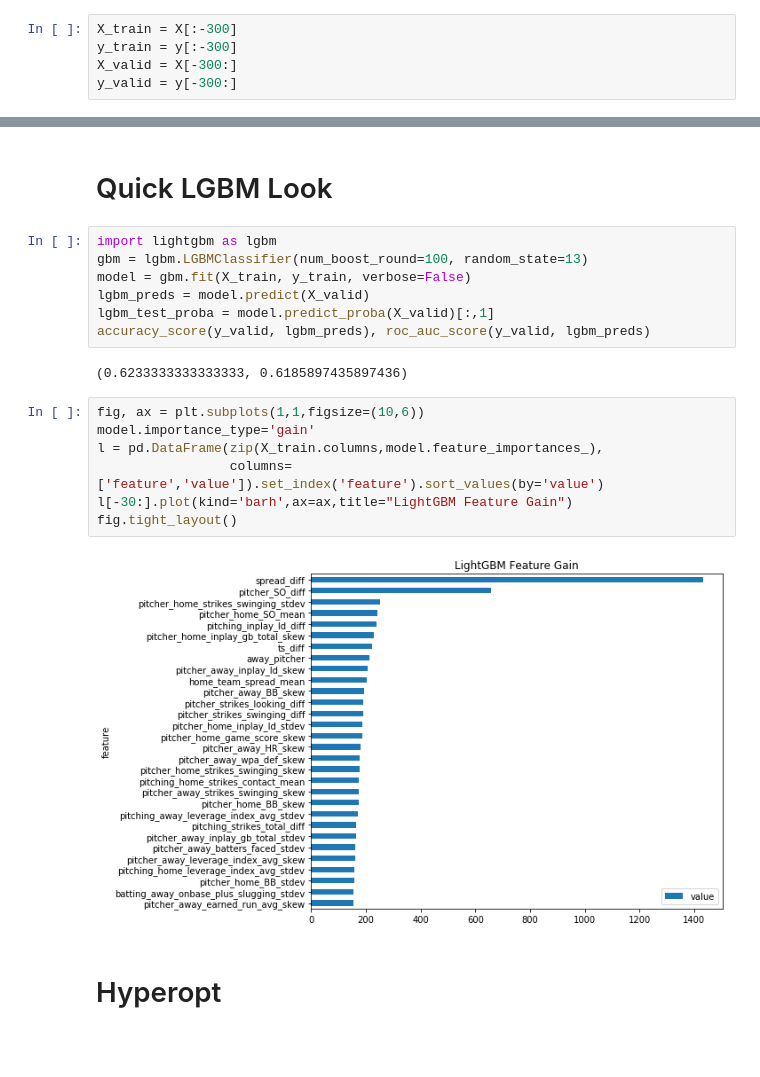
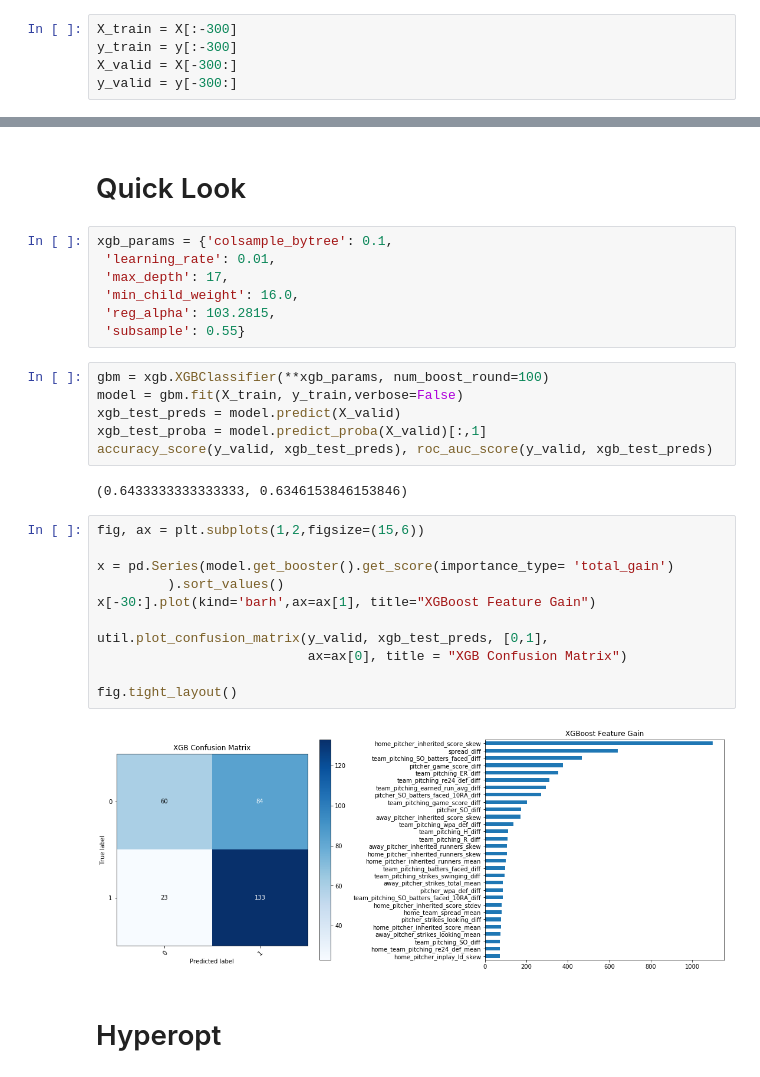
Before and after one commit to arjun-prabhakar/mlb_outcomes, a Jupyter notebook: notebooks/model.ipynb, the cells around one changed output, grey strips where cells are left out. Saved outputs shown, nothing was run; the diff lists cells and outputs as text; blank space fills up the shorter version.

```diff
--- a/notebooks/model.ipynb
+++ b/notebooks/model.ipynb
@@ -52,23 +50,33 @@ cats
 # %% [markdown]
-# Quick LGBM Look
+# Quick Look
+# %%
+xgb_params = {'colsample_bytree': 0.1,
+ 'learning_rate': 0.01,
+ 'max_depth': 17,
+ 'min_child_weight': 16.0,
+ 'reg_alpha': 103.2815,
+ 'subsample': 0.55}
 # %%
-import lightgbm as lgbm
-gbm = lgbm.LGBMClassifier(num_boost_round=100, random_state=13)
-model = gbm.fit(X_train, y_train, verbose=False)
-lgbm_preds = model.predict(X_valid)
-lgbm_test_proba = model.predict_proba(X_valid)[:,1]
-accuracy_score(y_valid, lgbm_preds), roc_auc_score(y_valid, lgbm_preds)
+gbm = xgb.XGBClassifier(**xgb_params, num_boost_round=100)
+model = gbm.fit(X_train, y_train,verbose=False)
+xgb_test_preds = model.predict(X_valid)
+xgb_test_proba = model.predict_proba(X_valid)[:,1]
+accuracy_score(y_valid, xgb_test_preds), roc_auc_score(y_valid, xgb_test_preds)
 # %% [output]
-(0.6233333333333333, 0.6185897435897436)
+(0.6433333333333333, 0.6346153846153846)
 # %%
-fig, ax = plt.subplots(1,1,figsize=(10,6))
-model.importance_type='gain'
-l = pd.DataFrame(zip(X_train.columns,model.feature_importances_),
-                 columns=['feature','value']).set_index('feature').sort_values(by='value')
-l[-30:].plot(kind='barh',ax=ax,title="LightGBM Feature Gain")
+fig, ax = plt.subplots(1,2,figsize=(15,6))
+
+x = pd.Series(model.get_booster().get_score(importance_type= 'total_gain')
+         ).sort_values()
+x[-30:].plot(kind='barh',ax=ax[1], title="XGBoost Feature Gain")
+
+util.plot_confusion_matrix(y_valid, xgb_test_preds, [0,1],
+                           ax=ax[0], title = "XGB Confusion Matrix")
+
 fig.tight_layout()
 # %% [output]
-[figure, old version]
+[figure, new version]
 # %% [markdown]
 # Hyperopt
 # %%
```
Also changed, not shown: parts of 6 cells of this notebook, 3 other files.
